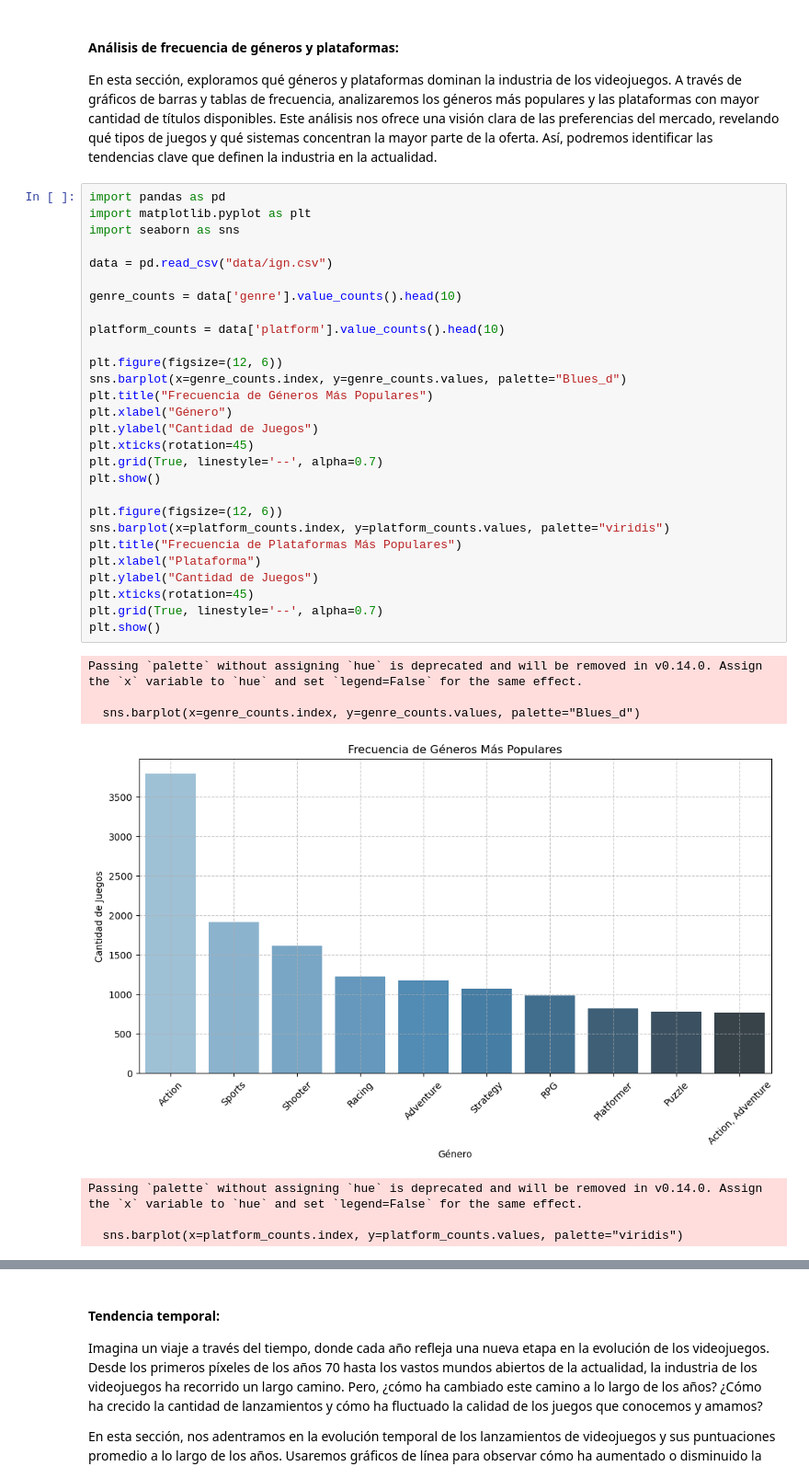
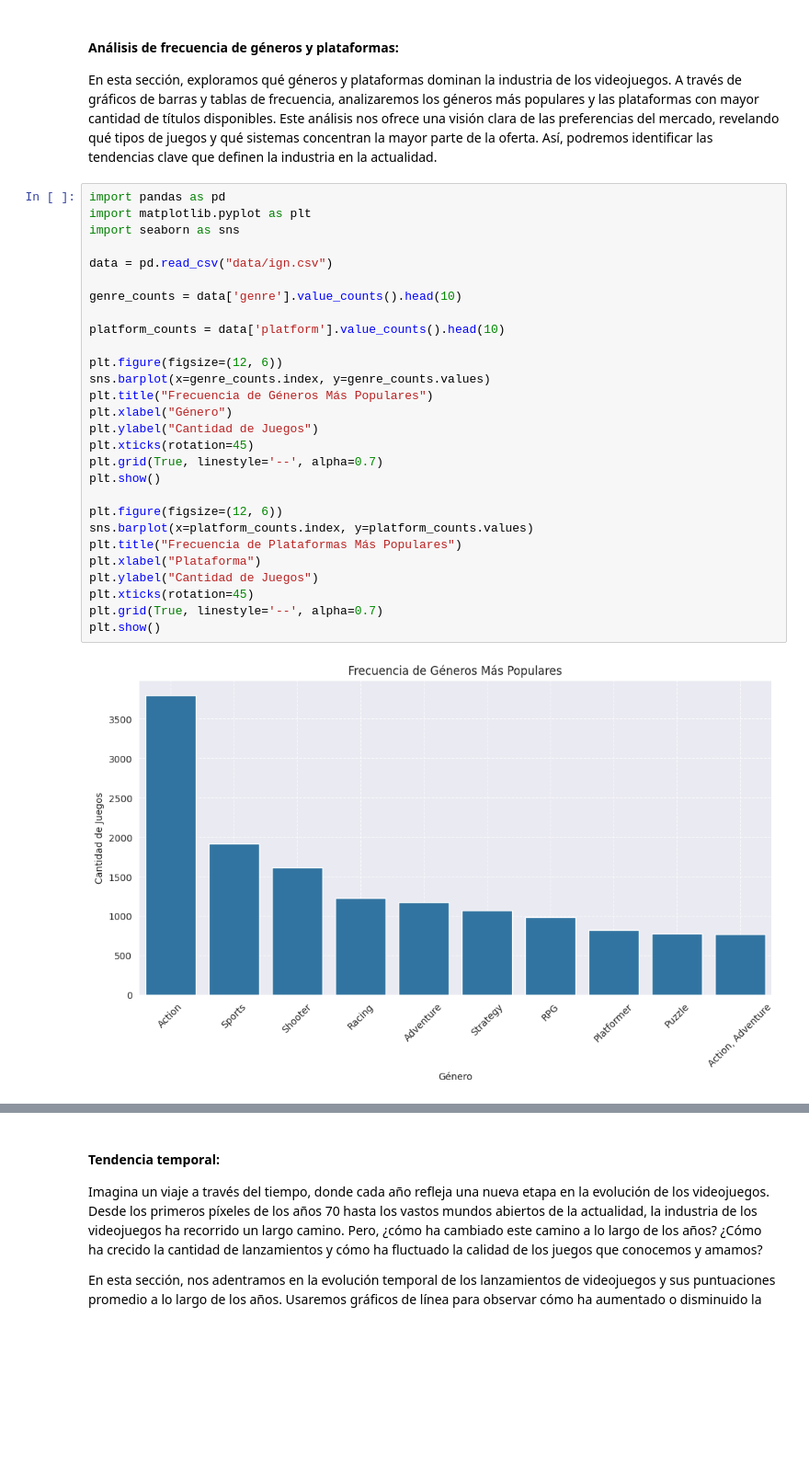
Before and after one commit to Sekai02/ign-satistics, a Jupyter notebook: sample.ipynb, the cells around one changed output, grey strips where cells are left out. Shown at 92% size. Saved outputs shown, nothing was run; the diff lists cells and outputs as text; blank space fills up the shorter version.

```diff
--- a/sample.ipynb
+++ b/sample.ipynb
@@ -168,36 +174,30 @@ En esta sección, exploramos qué géneros y plataformas dominan la industria de
 # %%
 import pandas as pd
 import matplotlib.pyplot as plt
 import seaborn as sns
 
 data = pd.read_csv("data/ign.csv")
 
 genre_counts = data['genre'].value_counts().head(10)
 
 platform_counts = data['platform'].value_counts().head(10)
 
 plt.figure(figsize=(12, 6))
-sns.barplot(x=genre_counts.index, y=genre_counts.values, palette="Blues_d")
+sns.barplot(x=genre_counts.index, y=genre_counts.values)
 plt.title("Frecuencia de Géneros Más Populares")
 plt.xlabel("Género")
 plt.ylabel("Cantidad de Juegos")
 plt.xticks(rotation=45)
 plt.grid(True, linestyle='--', alpha=0.7)
 plt.show()
 
 plt.figure(figsize=(12, 6))
-sns.barplot(x=platform_counts.index, y=platform_counts.values, palette="viridis")
+sns.barplot(x=platform_counts.index, y=platform_counts.values)
 plt.title("Frecuencia de Plataformas Más Populares")
 plt.xlabel("Plataforma")
 plt.ylabel("Cantidad de Juegos")
 plt.xticks(rotation=45)
 plt.grid(True, linestyle='--', alpha=0.7)
 plt.show()
 # %% [output]
-Passing `palette` without assigning `hue` is deprecated and will be removed in v0.14.0. Assign the `x` variable to `hue` and set `legend=False` for the same effect.
-
-  sns.barplot(x=genre_counts.index, y=genre_counts.values, palette="Blues_d")
-[figure, old version]
+[figure, new version]
-Passing `palette` without assigning `hue` is deprecated and will be removed in v0.14.0. Assign the `x` variable to `hue` and set `legend=False` for the same effect.
-
-  sns.barplot(x=platform_counts.index, y=platform_counts.values, palette="viridis")
```
Also changed, not shown: parts of 32 cells of this notebook, 1 other file.
